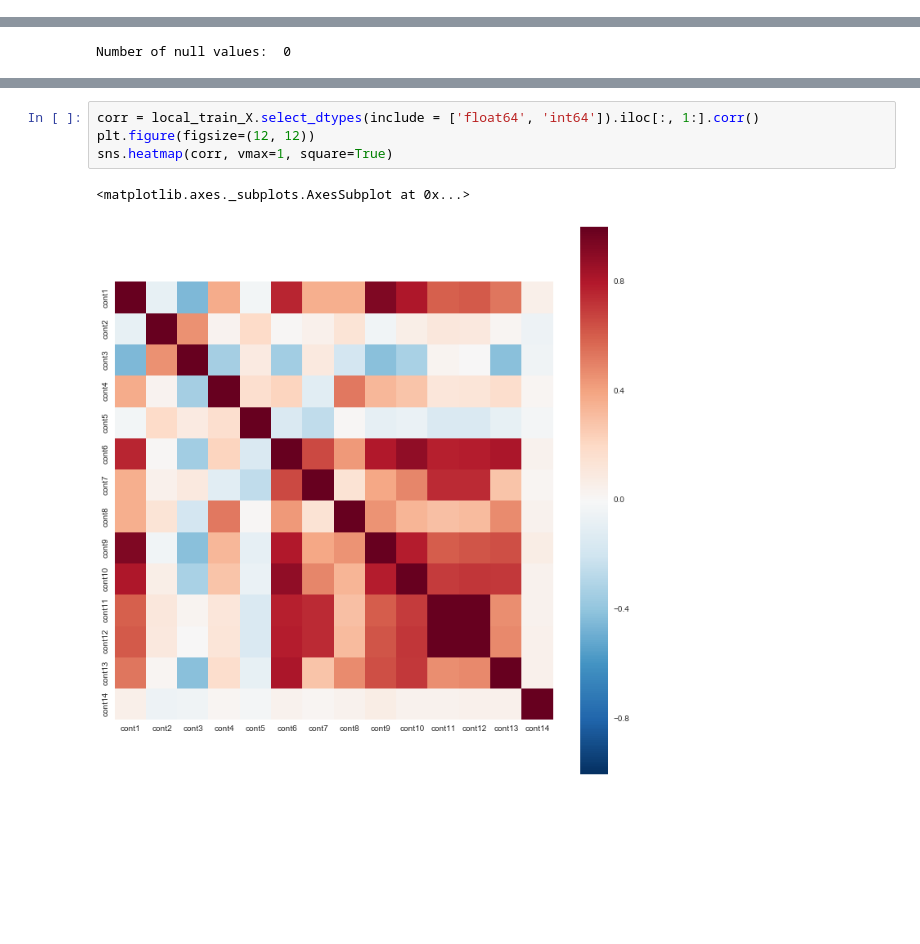
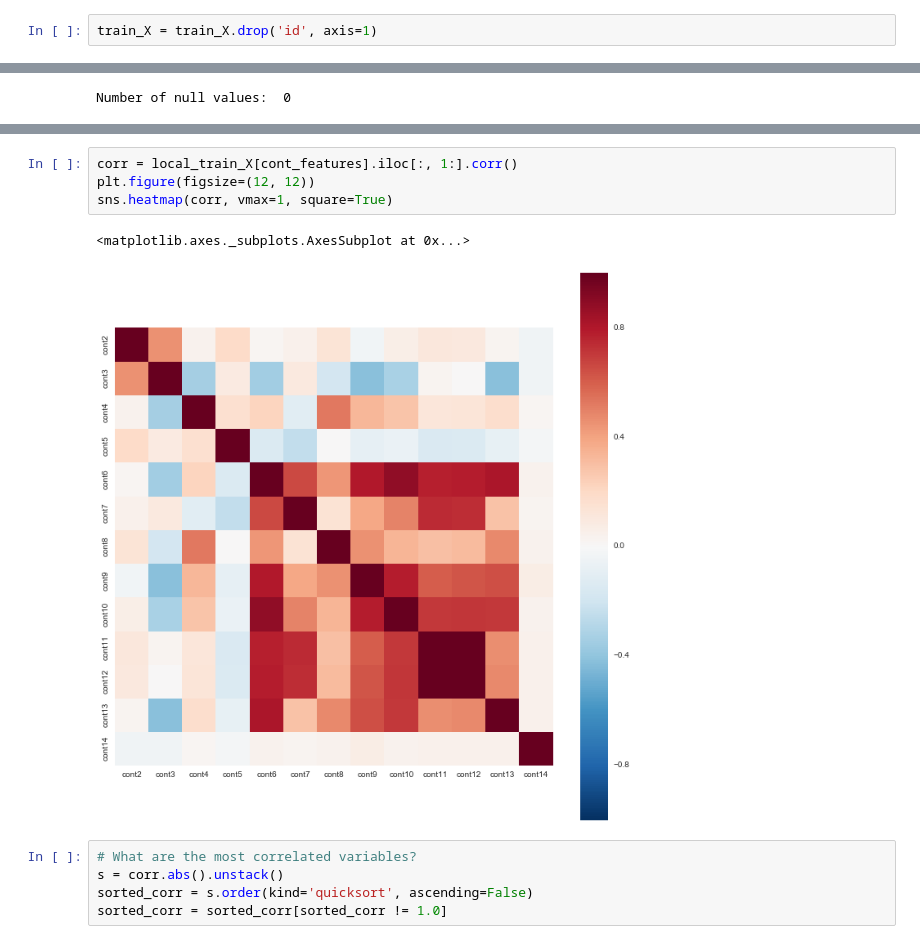
Before and after one commit to tinhnguyen20/kagswag, a Jupyter notebook: allState/Allstate.ipynb, the cells around one changed output, grey strips where cells are left out. Saved outputs shown, nothing was run; the diff lists cells and outputs as text; blank space fills up the shorter version.

```diff
--- a/allState/Allstate.ipynb
+++ b/allState/Allstate.ipynb
@@ -22,6 +23,8 @@ test = pd.read_csv("data/test.csv")   # save til end
 
 train_y = train['loss']
 train_X = train.drop('loss', axis=1)
+# %%
+train_X = train_X.drop('id', axis=1)
 # %%
 local_train_X, local_test_X, local_train_y, local_test_y = train_test_split(train_X, train_y, test_size=0.2)
 # %% [markdown]
@@ -63,7 +66,12 @@ sns.boxplot(data=local_train_X[cont_features])
 # %%
-corr = local_train_X.select_dtypes(include = ['float64', 'int64']).iloc[:, 1:].corr()
+corr = local_train_X[cont_features].iloc[:, 1:].corr()
 plt.figure(figsize=(12, 12))
 sns.heatmap(corr, vmax=1, square=True)
 # %% [output]
 <matplotlib.axes._subplots.AxesSubplot at 0x...>
-[figure, old version]
+[figure, new version]
+# %%
+# What are the most correlated variables?
+s = corr.abs().unstack()
+sorted_corr = s.order(kind='quicksort', ascending=False)
+sorted_corr = sorted_corr[sorted_corr != 1.0]
```
Also changed, not shown: parts of 23 cells of this notebook.
